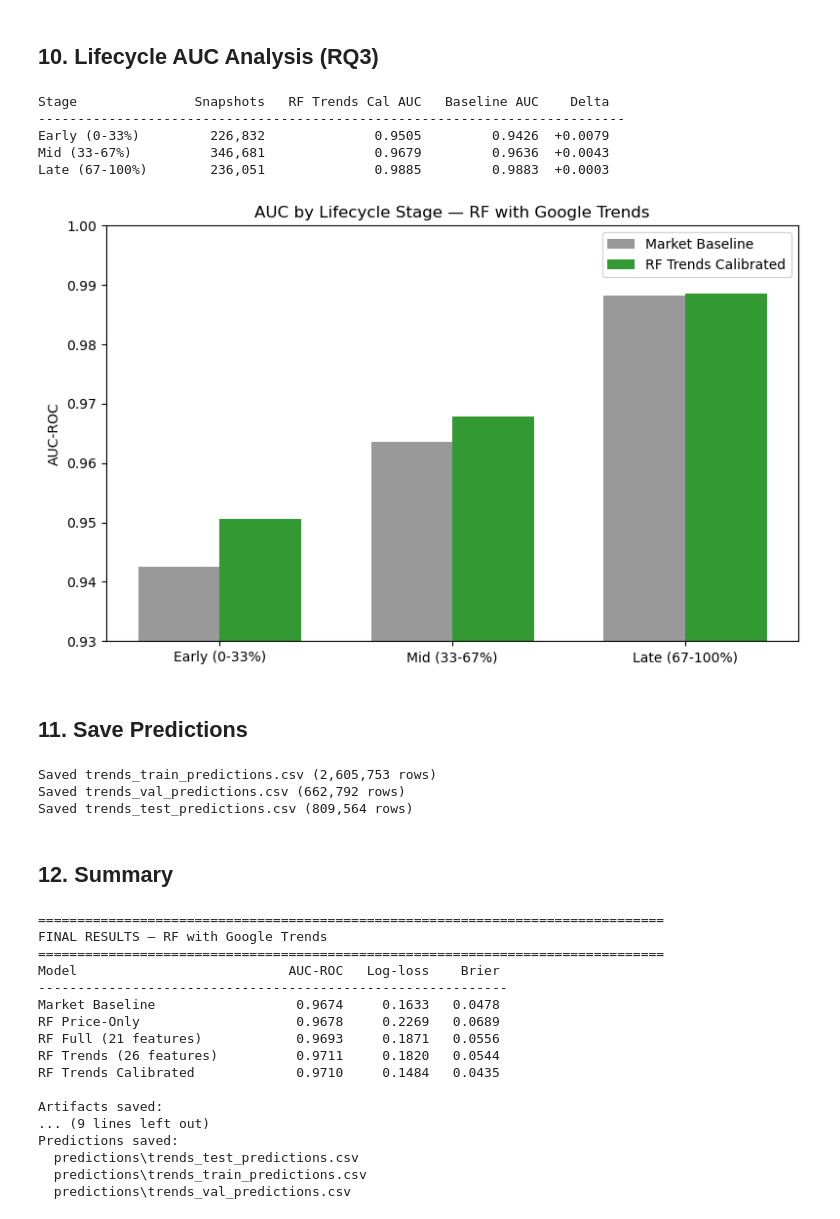
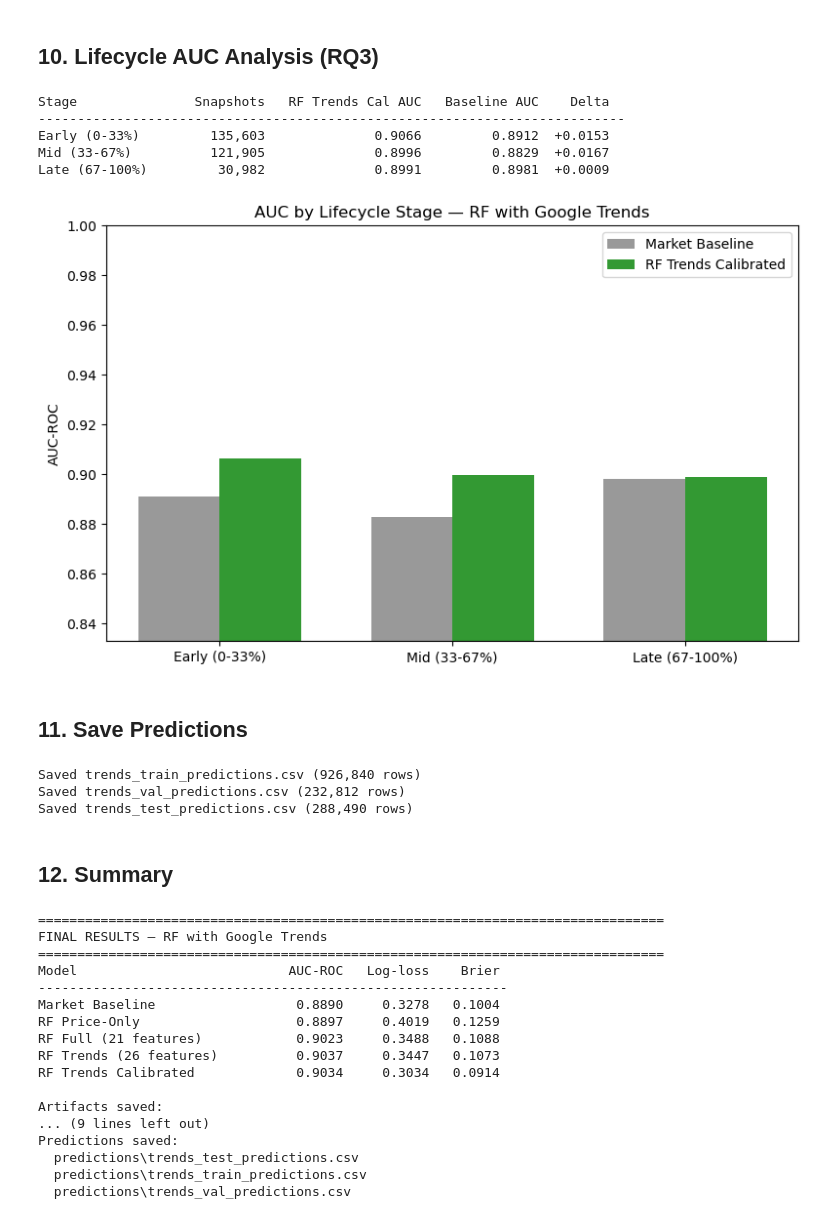
Before and after one commit to Hector-TB/predicting-prediction-markets, a Jupyter notebook: models/random_forest_trends/random_forest_trends.ipynb, the cells around one changed output. Drawn from its saved outputs; the diff is of its cells as text; code cells hidden in the pictures.

Commit message:
re-ran rf for cleaned parquet

```diff
--- a/models/random_forest_trends/random_forest_trends.ipynb
+++ b/models/random_forest_trends/random_forest_trends.ipynb
@@ -32,11 +32,10 @@ except ImportError:
     print("cuML not found — falling back to sklearn CPU")
     GPU = False
 
-ROOT     = Path("../../")
-PART1    = ROOT / "data" / "polymarket_ml_dataset_with_trends_part1_clean.parquet"
-PART2    = ROOT / "data" / "polymarket_ml_dataset_with_trends_part2_clean.parquet"
-ART_DIR  = Path("artifacts")
-PRED_DIR = Path("predictions")
+ROOT      = Path("../../")
+DATA_PATH = ROOT / "data" / "polymarket_ml_dataset_with_trends_clean.parquet"
+ART_DIR   = Path("artifacts")
+PRED_DIR  = Path("predictions")
 ART_DIR.mkdir(exist_ok=True)
 PRED_DIR.mkdir(exist_ok=True)
 # %% [output]
@@ -44,7 +43,7 @@ cuML not found — falling back to sklearn CPU
 # %% [markdown]
 ## 1. Load Data
 # %%
-df = pd.concat([pd.read_parquet(PART1), pd.read_parquet(PART2)], ignore_index=True)
+df = pd.read_parquet(DATA_PATH)
 print(f"Total rows: {len(df):,}  |  Columns: {df.shape[1]}")
 
 train = df[df["split"] == "train"].copy()
@@ -373,39 +372,42 @@ for stage in ["Early (0-33%)", "Mid (33-67%)", "Late (67-100%)"]:
     mask = test_eval["lifecycle"] == stage
     sub  = test_eval[mask]
     if sub["outcome"].nunique() < 2:
         continue
     auc_rf  = roc_auc_score(sub["outcome"], sub["proba_tr_cal"])
     auc_bl  = roc_auc_score(sub["outcome"], sub["proba_baseline"])
     delta   = auc_rf - auc_bl
     stage_data.append((stage, len(sub), auc_rf, auc_bl, delta))
     print(f"{stage:<18} {len(sub):>10,} {auc_rf:>19.4f} {auc_bl:>14.4f} {delta:>+8.4f}")
 
 # Plot
 stages  = [s[0] for s in stage_data]
 auc_rfs = [s[2] for s in stage_data]
 auc_bls = [s[3] for s in stage_data]
 x = np.arange(len(stages))
 w = 0.35
 
 fig, ax = plt.subplots(figsize=(8, 5))
-ax.bar(x - w/2, auc_bls, w, label="Market Baseline", color="gray",  alpha=0.8)
+ax.bar(x - w/2, auc_bls, w, label="Market Baseline",      color="gray",  alpha=0.8)
 ax.bar(x + w/2, auc_rfs, w, label="RF Trends Calibrated", color="green", alpha=0.8)
 ax.set_xticks(x)
 ax.set_xticklabels(stages)
 ax.set_ylabel("AUC-ROC")
 ax.set_title("AUC by Lifecycle Stage — RF with Google Trends")
 ax.legend()
-ax.set_ylim(0.93, 1.0)
+
+min_auc = min(min(auc_bls), min(auc_rfs))
+ax.set_ylim(max(0.5, min_auc - 0.05), 1.0)
+
 plt.tight_layout()
 plt.savefig(ART_DIR / "trends_lifecycle_auc.png", dpi=150)
 plt.show()
 # %% [output]
 Stage               Snapshots   RF Trends Cal AUC   Baseline AUC    Delta
 ---------------------------------------------------------------------------
-Early (0-33%)         226,832              0.9505         0.9426  +0.0079
-Mid (33-67%)          346,681              0.9679         0.9636  +0.0043
-Late (67-100%)        236,051              0.9885         0.9883  +0.0003
+Early (0-33%)         135,603              0.9066         0.8912  +0.0153
+Mid (33-67%)          121,905              0.8996         0.8829  +0.0167
+Late (67-100%)         30,982              0.8991         0.8981  +0.0009
-[figure, old version]
+[figure, new version]
 # %% [markdown]
 ## 11. Save Predictions
 # %%
@@ -449,9 +451,9 @@ test_preds["proba_trends_calibrated"] = proba_tr_cal.round(6)
 test_preds.to_csv(PRED_DIR / "trends_test_predictions.csv", index=False)
 print(f"Saved trends_test_predictions.csv ({len(test_preds):,} rows)")
 # %% [output]
-Saved trends_train_predictions.csv (2,605,753 rows)
-Saved trends_val_predictions.csv (662,792 rows)
-Saved trends_test_predictions.csv (809,564 rows)
+Saved trends_train_predictions.csv (926,840 rows)
+Saved trends_val_predictions.csv (232,812 rows)
+Saved trends_test_predictions.csv (288,490 rows)
 # %% [markdown]
 ## 12. Summary
 # %%
@@ -481,11 +483,11 @@ FINAL RESULTS — RF with Google Trends
 ================================================================================
 Model                           AUC-ROC   Log-loss    Brier
 ------------------------------------------------------------
-Market Baseline                  0.9674     0.1633   0.0478
-RF Price-Only                    0.9678     0.2269   0.0689
-RF Full (21 features)            0.9693     0.1871   0.0556
-RF Trends (26 features)          0.9711     0.1820   0.0544
-RF Trends Calibrated             0.9710     0.1484   0.0435
+Market Baseline                  0.8890     0.3278   0.1004
+RF Price-Only                    0.8897     0.4019   0.1259
+RF Full (21 features)            0.9023     0.3488   0.1088
+RF Trends (26 features)          0.9037     0.3447   0.1073
+RF Trends Calibrated             0.9034     0.3034   0.0914
 
 Artifacts saved:
 ... (9 lines left out)
```
Also changed, not shown: parts of 9 cells of this notebook, 9 other files.
